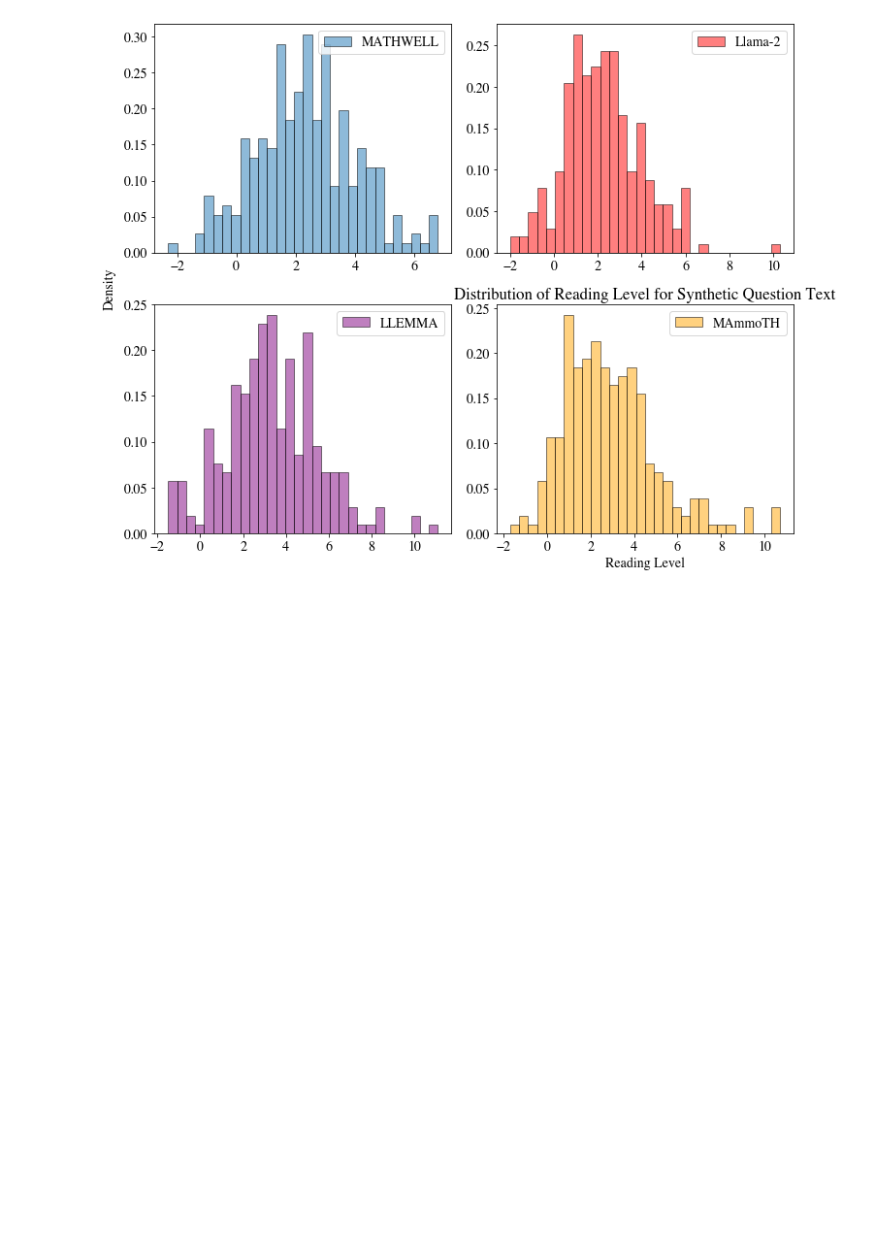
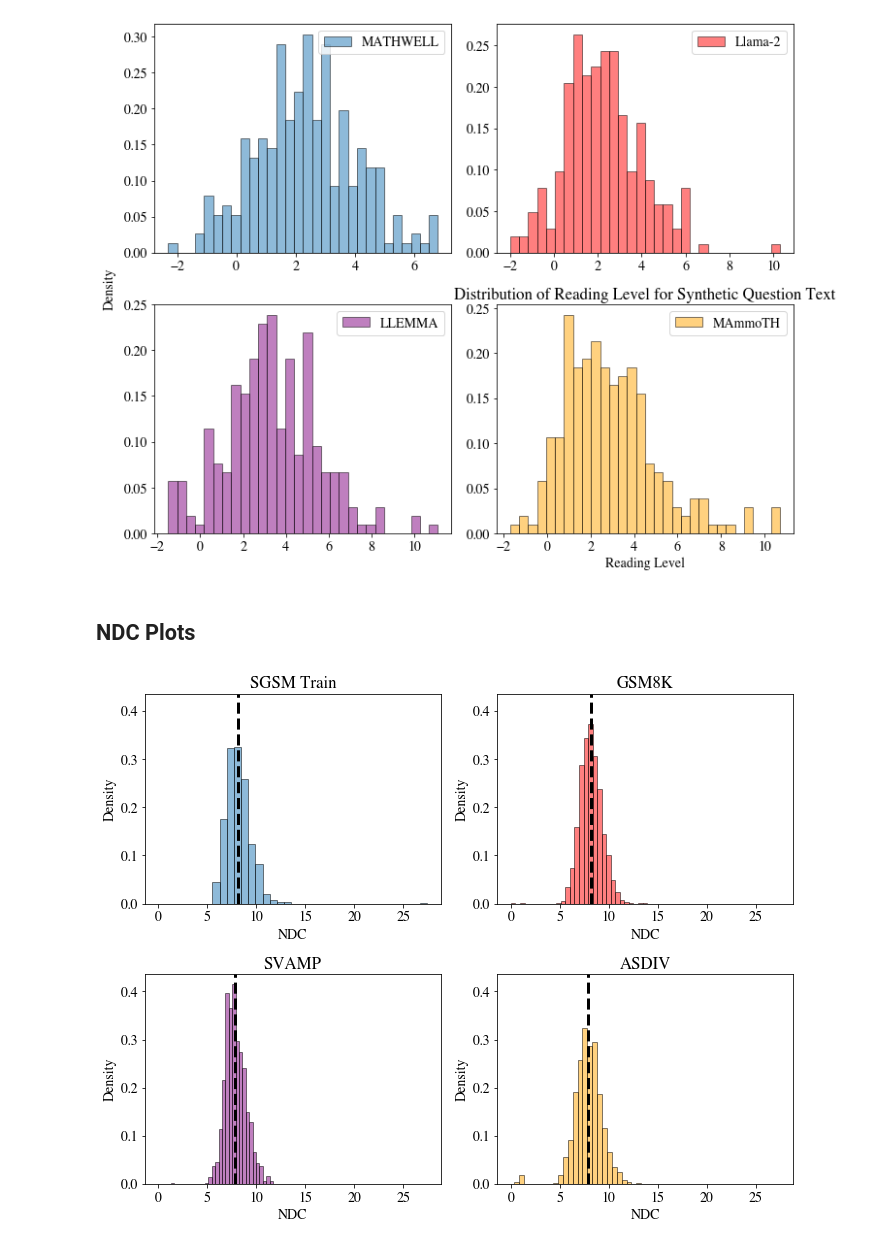
Before and after one commit to bryanchrist/llama2-70b, a Jupyter notebook: reading_level.ipynb, the cells around one changed output. Cells and saved outputs as stored; diff of their text form; code cells hidden in the pictures; blank space fills up the shorter version.

```diff
--- a/reading_level.ipynb
+++ b/reading_level.ipynb
@@ -443,3 +527,43 @@ fig.text(0.0, 0.5, 'Density', ha='center', va='center', rotation='vertical')
 # %% [output]
 Text(0.0, 0.5, 'Density')
 [figure]
+# %% [markdown]
+## NDC Plots
+# %%
+# Create a figure with two subplots (2 rows, 1 column)
+fig, axs = plt.subplots(nrows=2, ncols=2, figsize=(10, 8), sharex = True, sharey = True)
+
+axs[0,0].hist(mathwell_train_grades[1], bins=30, alpha=0.5, label='SGSM Train', edgecolor='black', density=True)
+axs[0,1].hist(gsm8k_ndc, bins=30, alpha=0.5, label='GSM8K', edgecolor='black', density=True, color = "Red")
+axs[1,0].hist(svamp_ndc, bins=30, alpha=0.5, label='SVAMP', edgecolor='black', density=True, color = "Purple")
+axs[1,1].hist(asdiv_ndc, bins=30, alpha=0.5, label='ASDIV', edgecolor='black', density=True, color = "Orange")
+axs[0, 0].set_title('SGSM Train')
+axs[0, 1].set_title('GSM8K')
+axs[1, 0].set_title('SVAMP')
+axs[1, 1].set_title('ASDIV')
+# axs[0, 0].legend()
+# axs[0, 1].legend()
+# axs[1, 0].legend()
+# axs[1, 1].legend()
+axs[0,0].axvline(np.mean(mathwell_train_grades[1]), color='k', linestyle='dashed', linewidth=3)
+axs[0,1].axvline(np.mean(gsm8k_ndc), color='k', linestyle='dashed', linewidth=3)
+axs[1,0].axvline(np.mean(svamp_ndc), color='k', linestyle='dashed', linewidth=3)
+axs[1,1].axvline(np.mean(asdiv_ndc), color='k', linestyle='dashed', linewidth=3)
+axs[0, 0].set_xlabel('NDC')
+axs[0,0].tick_params(axis='both', which='both', labelsize=14, labelbottom=True)
+axs[0,1].tick_params(axis='both', which='both', labelsize=14, labelbottom=True)
+axs[0,1].tick_params(axis='y', which='both', labelsize=14, labelleft=True)
+axs[1,1].tick_params(axis='y', which='both', labelsize=14, labelleft=True)
+axs[0, 0].set_ylabel('Density')
+axs[0, 1].set_xlabel('NDC')
+axs[0, 1].set_ylabel('Density')
+axs[1, 0].set_xlabel('NDC')
+axs[1, 0].set_ylabel('Density')
+axs[1, 1].set_xlabel('NDC')
+axs[1, 1].set_ylabel('Density')
+
+# Customize the overall layout
+plt.tight_layout()
+plt.savefig('ndc_datasets.png')
+# %% [output]
+[figure, added]
```
Also changed, not shown: parts of 29 cells of this notebook, 4 other files.
